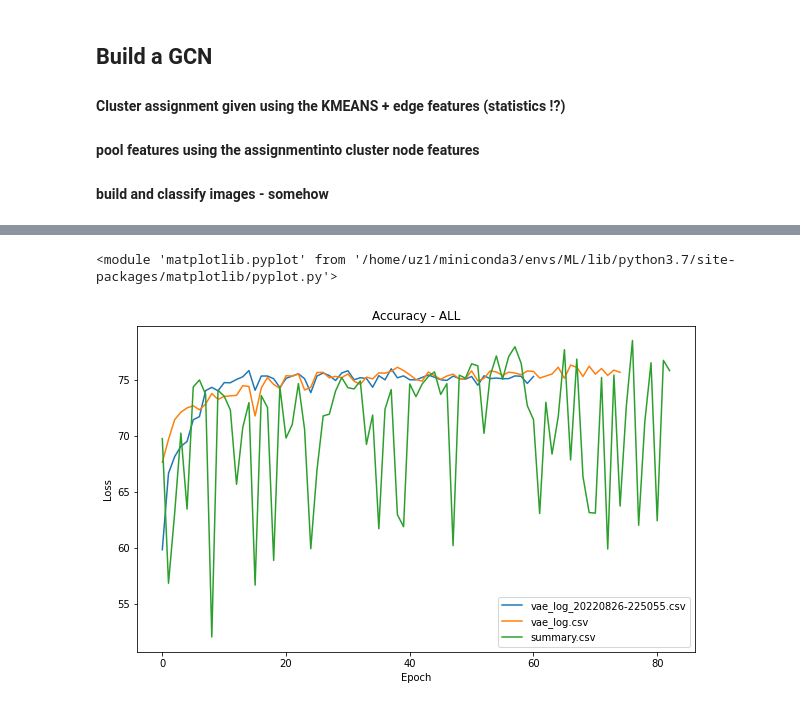
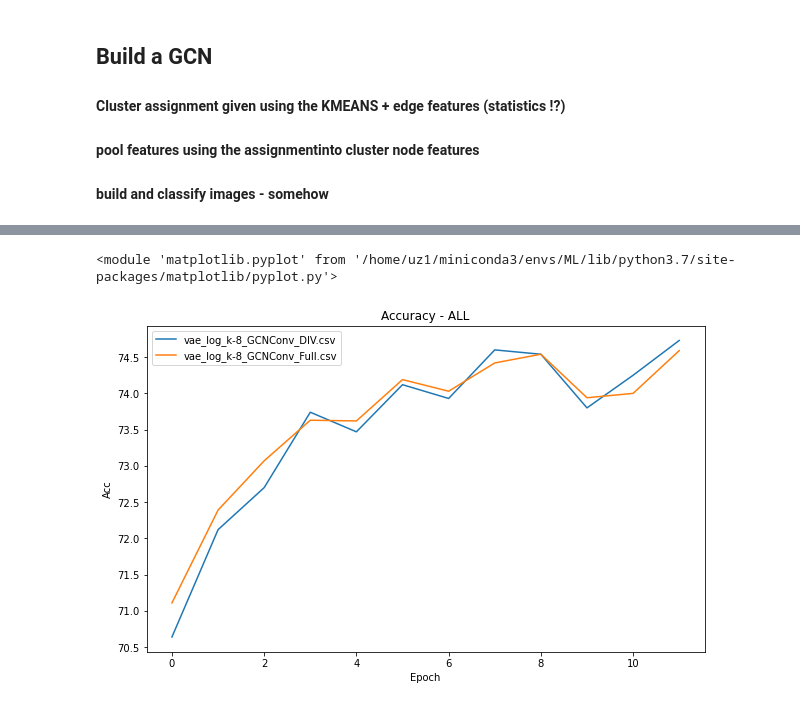
Before and after one commit to usama13o/GCNs, a Jupyter notebook: VAE_implementation_in_PyTorch_Lightning.ipynb, the cells around one changed output, grey strips where cells are left out. Saved outputs shown, nothing was run; the diff lists cells and outputs as text; code cells hidden in the pictures.

```diff
--- a/VAE_implementation_in_PyTorch_Lightning.ipynb
+++ b/VAE_implementation_in_PyTorch_Lightning.ipynb
@@ -1523,11 +1523,9 @@ from matplotlib.legend import Legend
 from matplotlib.lines import Line2D
 from matplotlib.ticker import MaxNLocator
 from matplotlib.ticker import FormatStrFormatter
+from glob import glob
 #csv paths
-logs = ["/home/uz1/projects/GCN/vae_log_20220826-225055.csv",
-"/home/uz1/projects/GCN/vae_log.csv",
-"/home/uz1/output/train/20220825-133314-pvig_s_224_gelu-500/summary.csv"
-]
+logs = glob("/home/uz1/projects/GCN/vae_log_*_GC*.csv") #+ ["/home/uz1/output/train/20220825-133314-pvig_s_224_gelu-500/ViG.csv"]
 
 #load each csv data from logs
 for log in logs :
@@ -1568,23 +1564,27 @@ for log in logs :
 # %%
 #plot over each other loss with file name as legend
 plt.figure(figsize=(10,6))
+# use plotly ?
+# from plotly import g
 for log in logs:
     df = pd.read_csv(log)
+    # limit to 1o
+    df = df[:12]
     #change eval_top1 to val_accuracy
     df.rename(columns={'eval_top1':'val_accuracy'},inplace=True)
     df.rename(columns={'eval_loss':'val_loss'},inplace=True)
     df.rename(columns={'train_loss':'loss'},inplace=True)
 
     # if df['val_accuracy] has values under 1 multpy the values by 100
     if df['val_accuracy'].min() < 1:
         df['val_accuracy'] = df['val_accuracy'] * 100
     plt.plot(df['epoch'],df['val_accuracy'],label=log.split("/")[-1])
     plt.legend()
     plt.xlabel('Epoch')
-    plt.ylabel('Loss')
+    plt.ylabel('Acc')
     plt.title(f'Accuracy - ALL')
 
 plt
 # %% [output]
 <module 'matplotlib.pyplot' from '/home/uz1/miniconda3/envs/ML/lib/python3.7/site-packages/matplotlib/pyplot.py'>
-[figure, old version]
+[figure, new version]
```
Also changed, not shown: parts of 1 cell of this notebook, 3 other files.
